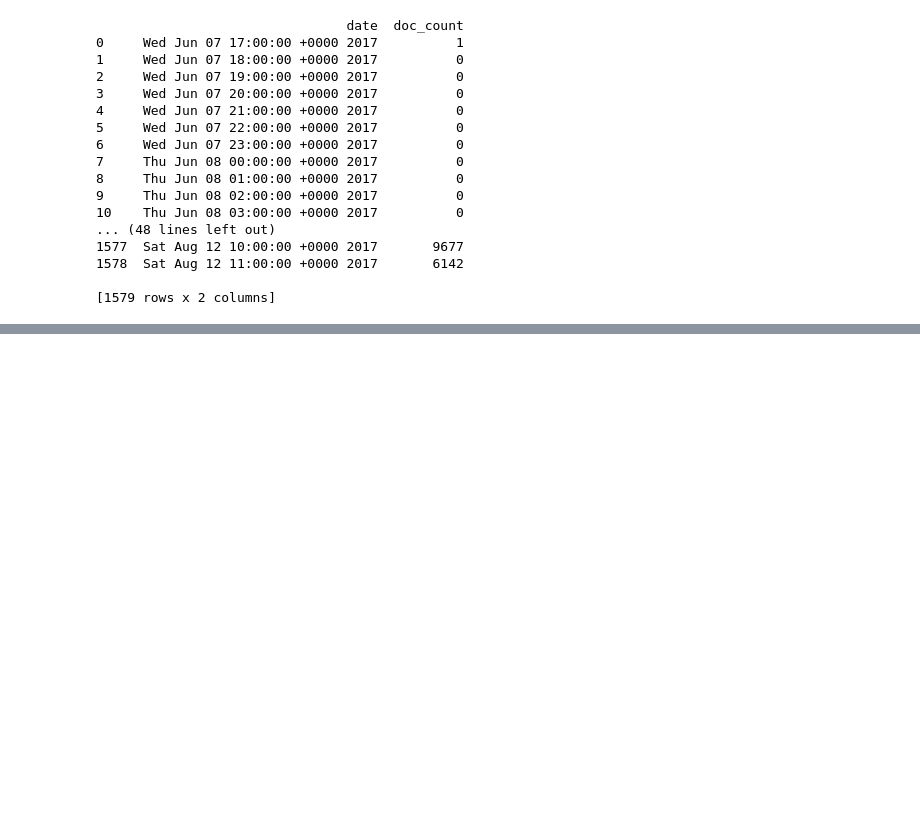
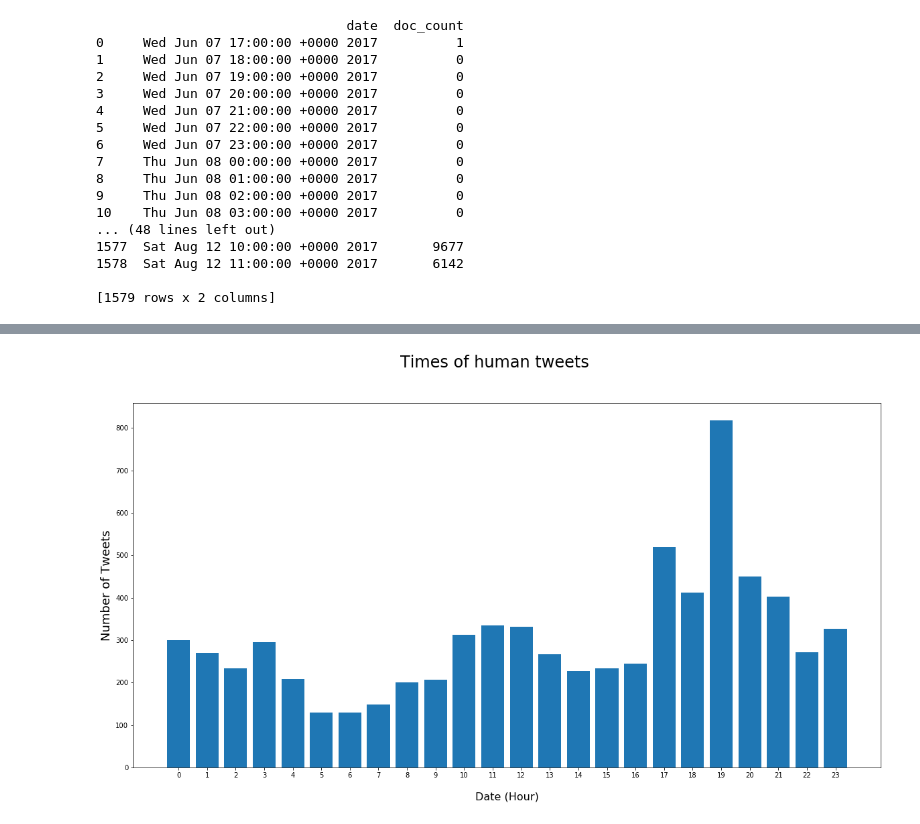
Before and after one commit to clarahalpin/thesis, a Jupyter notebook: twitter_stream/Distribution of Bot Tweets over time.ipynb, the cells around one changed output, grey strips where cells are left out. Cells and saved outputs as stored; diff of their text form; code cells hidden in the pictures; blank space fills up the shorter version.

```diff
--- a/twitter_stream/Distribution of Bot Tweets over time.ipynb
+++ b/twitter_stream/Distribution of Bot Tweets over time.ipynb
@@ -77,0 +80,22 @@ plt.show()
+# %%
+res2 = es.search(index='live_updated', doc_type = 'tweet', body = {
+            "query": {
+                "range": {
+                    "created_at": {
+
+                        "lte": "now"
+
+                    }
+                }
+            },
+            "aggs": {
+                "days": {
+                    "date_histogram": {
+                        "field": "created_at",
+                        "interval": "hour"
+                    }
+                }
+            },
+            "size": 0})
+# %%
+buckets2 = (res2['aggregations']['days']['buckets'])
@@ -77,0 +105,3 @@ plt.show()
+# %%
+df2 = pd.DataFrame(buckets2,columns=['key_as_string', 'doc_count'])
+df2.columns = ['date', 'doc_count']
@@ -77,0 +128,14 @@ plt.show()
+# %%
+df2['date'] = pd.to_datetime(df2['date'])
+fig, ax = plt.subplots(1, 1, figsize=(20, 10))
+x = df2['date'].dt.hour
+ax.bar(df2['date'].dt.hour, df2["doc_count"])
+plt.xticks(np.arange(min(x), max(x)+1, 1.0))
+plt.xlabel('Date (Hour)', fontsize = 16, labelpad=20)
+plt.ylabel('Number of Tweets', fontsize='18')
+plt.suptitle('Times of human tweets', fontsize='24')
+
+
+plt.show()
+# %% [output]
+[figure, added]
```
Also changed, not shown: parts of 3 cells of this notebook, 2 other files.
